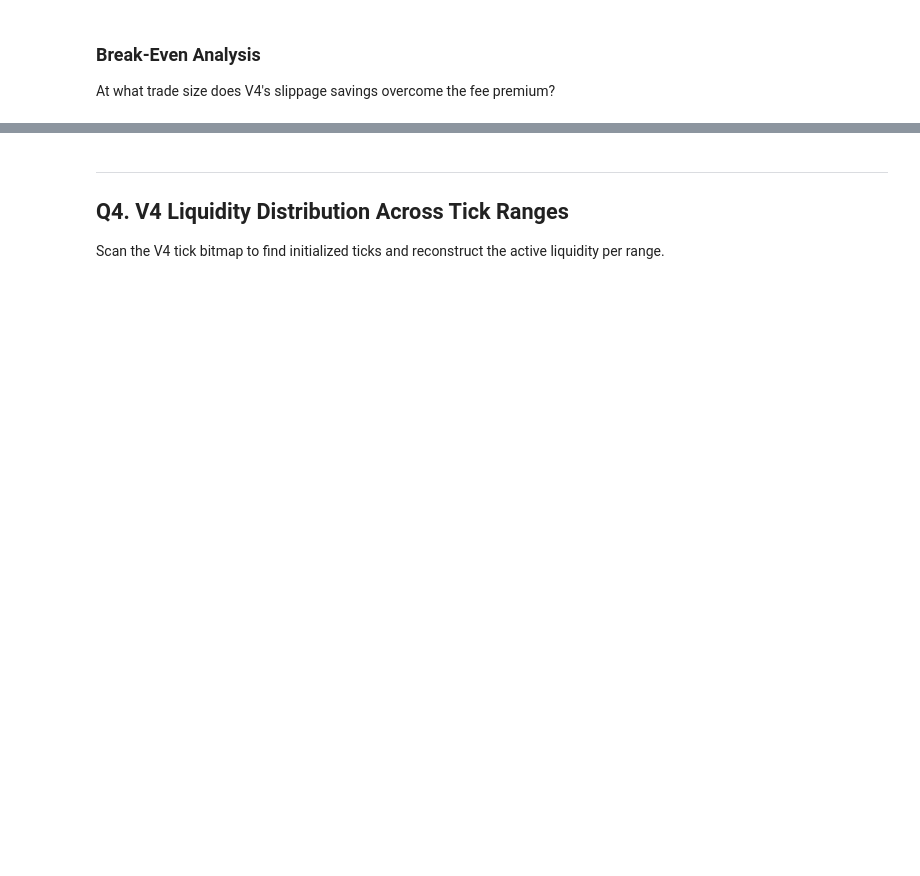
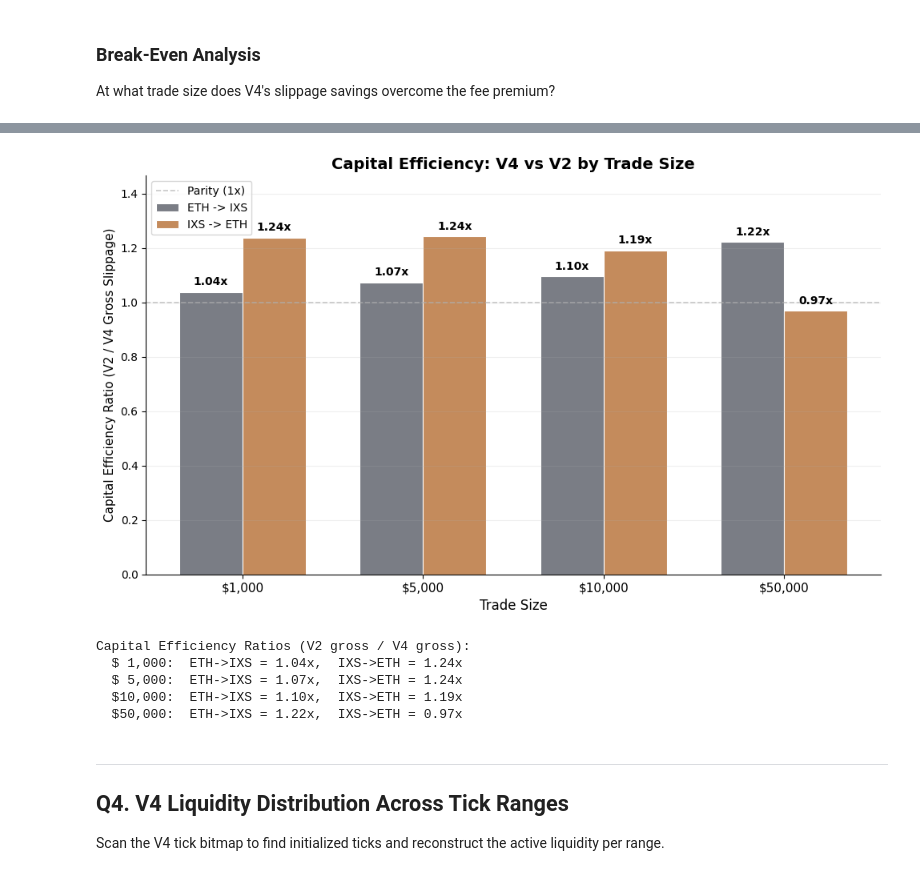
Before and after one commit to slambrecht-newnow/arrakis2, a Jupyter notebook: backend/notebooks/ixs_execution_quality.ipynb, the cells around one changed output, grey strips where cells are left out. Saved outputs shown, nothing was run; the diff lists cells and outputs as text; code cells hidden in the pictures; blank space fills up the shorter version.

```diff
--- a/backend/notebooks/ixs_execution_quality.ipynb
+++ b/backend/notebooks/ixs_execution_quality.ipynb
@@ -1043,45 +1087,58 @@ Capital efficiency ratio = V2 gross slippage / V4 gross slippage. A ratio of 5×
 # %%
 # Compute capital efficiency ratios for each direction and trade size
-# Average across buy and sell for each size
 fig, ax = plt.subplots(figsize=(10, 6))
 
 buy_ratios = [compute_capital_efficiency_ratio(row['v2_gross_avg'], row['v4_gross_avg'])
               for _, row in buy_summary.iterrows()]
 sell_ratios = [compute_capital_efficiency_ratio(row['v2_gross_avg'], row['v4_gross_avg'])
                for _, row in sell_summary.iterrows()]
 
 x = np.arange(len(TRADE_SIZES_USD))
 width = 0.35
-bars1 = ax.bar(x - width/2, buy_ratios, width, label='ETH→IXS', color='steelblue', alpha=0.8)
-bars2 = ax.bar(x + width/2, sell_ratios, width, label='IXS→ETH', color='darkorange', alpha=0.8)
 
-ax.set_xlabel('Trade Size')
-ax.set_ylabel('Capital Efficiency Ratio (V2/V4)')
-ax.set_title('V4 Capital Efficiency vs V2', fontsize=14, fontweight='bold')
+# Muted palette: slate grey + dusty terracotta
+bars1 = ax.bar(x - width/2, buy_ratios, width, label='ETH -> IXS',
+               color='#7A7D85', edgecolor='white', linewidth=0.8)
+bars2 = ax.bar(x + width/2, sell_ratios, width, label='IXS -> ETH',
+               color='#C48B5C', edgecolor='white', linewidth=0.8)
+
+ax.set_xlabel('Trade Size', fontsize=12)
+ax.set_ylabel('Capital Efficiency Ratio (V2 / V4 Gross Slippage)', fontsize=11)
+ax.set_title('Capital Efficiency: V4 vs V2 by Trade Size', fontsize=14, fontweight='bold')
 ax.set_xticks(x)
-ax.set_xticklabels([f'${s:,}' for s in TRADE_SIZES_USD])
-ax.legend()
-ax.grid(True, alpha=0.3, axis='y')
-ax.axhline(y=1, color='red', linestyle='--', alpha=0.5, label='Parity (1x)')
+ax.set_xticklabels([f'${s:,}' for s in TRADE_SIZES_USD], fontsize=11)
+ax.axhline(y=1, color='#B0B0B0', linestyle='--', linewidth=1.2, alpha=0.7, label='Parity (1x)')
+ax.legend(fontsize=10, loc='upper left')
+ax.grid(True, alpha=0.2, axis='y')
+ax.set_ylim(0, max(max(buy_ratios), max(sell_ratios)) * 1.18)
+ax.spines['top'].set_visible(False)
+ax.spines['right'].set_visible(False)
 
-# Add value labels on bars
+# Value labels on bars
 for bars in [bars1, bars2]:
     for bar in bars:
         height = bar.get_height()
         if height != float('inf'):
-            ax.annotate(f'{height:.1f}x',
+            ax.annotate(f'{height:.2f}x',
                         xy=(bar.get_x() + bar.get_width() / 2, height),
-                        xytext=(0, 3), textcoords="offset points",
+                        xytext=(0, 4), textcoords="offset points",
                         ha='center', va='bottom', fontsize=10, fontweight='bold')
 
 plt.tight_layout()
 plt.savefig('plots/ixs_capital_efficiency.png', dpi=150, bbox_inches='tight')
 plt.show()
 
 # Print summary
 print("Capital Efficiency Ratios (V2 gross / V4 gross):")
 for i, usd in enumerate(TRADE_SIZES_USD):
-    print(f"  ${usd:>6,}:  ETH→IXS = {buy_ratios[i]:.1f}x,  IXS→ETH = {sell_ratios[i]:.1f}x")
+    print(f"  ${usd:>6,}:  ETH->IXS = {buy_ratios[i]:.2f}x,  IXS->ETH = {sell_ratios[i]:.2f}x")
+# %% [output]
+[figure, added]
+Capital Efficiency Ratios (V2 gross / V4 gross):
+  $ 1,000:  ETH->IXS = 1.04x,  IXS->ETH = 1.24x
+  $ 5,000:  ETH->IXS = 1.07x,  IXS->ETH = 1.24x
+  $10,000:  ETH->IXS = 1.10x,  IXS->ETH = 1.19x
+  $50,000:  ETH->IXS = 1.22x,  IXS->ETH = 0.97x
 # %% [markdown]
 ---
 
```
Also changed, not shown: parts of 10 cells of this notebook, 7 other files.
